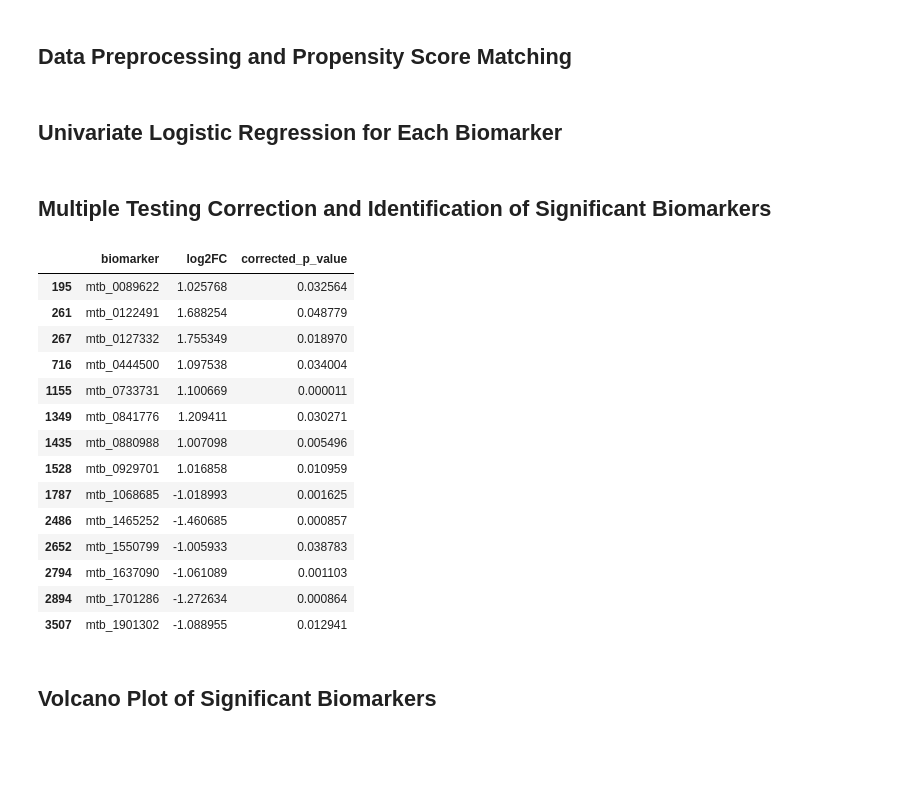
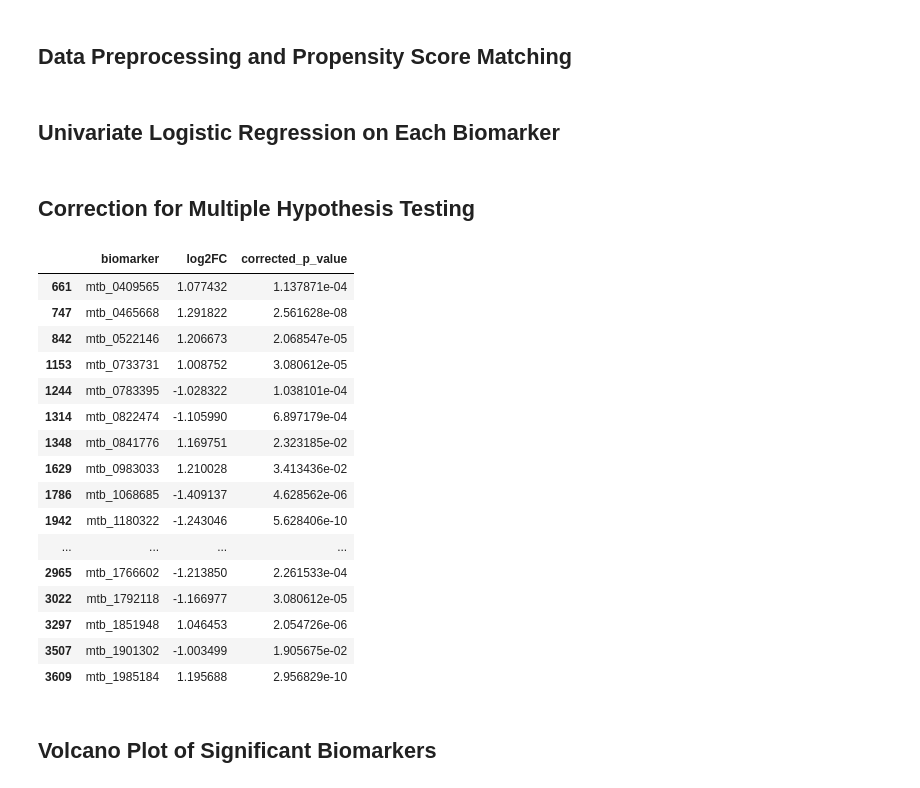
Before and after one commit to ShaunFChen/diabetes_biomarker_project, a Jupyter notebook: notebooks/diabetes_biomarker_analysis.ipynb, the cells around one changed output. Cells and saved outputs as stored; diff of their text form; code cells hidden in the pictures; blank space fills up the shorter version.

```diff
--- a/notebooks/diabetes_biomarker_analysis.ipynb
+++ b/notebooks/diabetes_biomarker_analysis.ipynb
@@ -215,3 +304,11 @@ plt.show()
+# %%
+# Data Preprocessing
+incident_df = transformed_df.loc[
+    (~transformed_df['incident_diabetes'].isna()) &
+    (~transformed_df['prevalent_diabetes'].isna()) &
+    (transformed_df['prevalent_diabetes'] == 0) &
+    (transformed_df['diabetes_followup_time'] > 0)
+].drop(columns = ['prevalent_diabetes']).copy()
 # %% [markdown]
 ### Multivariate Imputation
 # %%
@@ -327,12 +388,0 @@ Name: BMI, dtype: float64
-# %%
-# Prevalent Diabetes Distribution
-X_imputed_df['prevalent_diabetes'] = X_imputed_df['prevalent_diabetes'].astype(int)
-print(X_imputed_df['prevalent_diabetes'].value_counts())
-
-plt.figure(figsize=(8, 5))
-sns.countplot(x='prevalent_diabetes', data=X_imputed_df)
-# plt.title('Prevalent Diabetes Distribution')
-# plt.xlabel('Prevalent Diabetes')
-# plt.ylabel('Count')
-# plt.xticks([0, 1], ['Control', 'Case'])
-plt.show()
@@ -401,51 +391,56 @@ assert X_imputed_df.loc[(X_imputed_df['diabetes_followup_time'] <= 0) & (X_imput
 # %% [markdown]
 ## Data Preprocessing and Propensity Score Matching
 # %%
-# Data Preprocessing
-cleaned_df = rf_X_imputed_df.copy()
-cleaned_df['incident_diabetes'] = cleaned_df['incident_diabetes'].astype(float)
-cleaned_df = cleaned_df.dropna(subset=['incident_diabetes']).copy()
-cleaned_df = calculate_propensity_scores(cleaned_df, ['age', 'sex', 'BMI'], 'incident_diabetes')
+imputed_biomarker_cols = [col for col in X_imputed_df.columns if re.search(biomarker_pattern, col)]
+
+# cleaned_df = cleaned_df.dropna(subset=['incident_diabetes']).copy()
+matched_data = calculate_propensity_scores(X_imputed_df, ['age', 'sex', 'BMI'], 'incident_diabetes')
 
 # Feature Engineering
-matched_data = match_propensity_scores(cleaned_df, 'incident_diabetes')
+matched_data = match_propensity_scores(matched_data, 'incident_diabetes')
 # %% [markdown]
-## Univariate Logistic Regression for Each Biomarker
+## Univariate Logistic Regression on Each Biomarker
 # %%
-# Logistic Regression
-biomarker_cols = [col for col in matched_data.columns if col.startswith('mtb_')]
-log2_fold_changes, p_values = run_logistic_regression_on_biomarkers(matched_data, ['age', 'sex', 'BMI'], 'incident_diabetes', biomarker_cols)
+# Logistic Regression using multiprocessing (mp) - default with 8 cores (2x faster)
+log2_fold_changes, p_values = run_logistic_regression_mp(
+    df=matched_data,
+    covariates=['age', 'sex', 'BMI'],
+    outcome_col='incident_diabetes',
+    biomarker_cols=imputed_biomarker_cols
+    )
-# %% [markdown]
-## Multiple Testing Correction and Identification of Significant Biomarkers
+# %% [markdown]
+## Correction for Multiple Hypothesis Testing
 # %%
 # Adjust p-values for multiple testing using Benjamini-Hochberg correction
 corrected_p_values = adjust_p_values(p_values)
 
 # Identify significant biomarkers based on corrected p-values and fold changes
 pval_threshold = -np.log10(0.05)  # p-value < 0.05
 fc_threshold = 1  # Log2 fold change threshold
 significant_biomarkers = pd.DataFrame({
-    'biomarker': biomarker_cols,
+    'biomarker': imputed_biomarker_cols,
     'log2FC': log2_fold_changes,
     'corrected_p_value': corrected_p_values
 }).query(f'abs(log2FC) > {fc_threshold} and corrected_p_value < 0.05')
 
 display(significant_biomarkers)
 # %% [output]
 |  | biomarker | log2FC | corrected_p_value |
-| 195 | mtb_0089622 | 1.025768 | 0.032564 |
-| 261 | mtb_0122491 | 1.688254 | 0.048779 |
-| 267 | mtb_0127332 | 1.755349 | 0.018970 |
-| 716 | mtb_0444500 | 1.097538 | 0.034004 |
-| 1155 | mtb_0733731 | 1.100669 | 0.000011 |
-| 1349 | mtb_0841776 | 1.209411 | 0.030271 |
-| 1435 | mtb_0880988 | 1.007098 | 0.005496 |
-| 1528 | mtb_0929701 | 1.016858 | 0.010959 |
-| 1787 | mtb_1068685 | -1.018993 | 0.001625 |
-| 2486 | mtb_1465252 | -1.460685 | 0.000857 |
-| 2652 | mtb_1550799 | -1.005933 | 0.038783 |
-| 2794 | mtb_1637090 | -1.061089 | 0.001103 |
-| 2894 | mtb_1701286 | -1.272634 | 0.000864 |
-| 3507 | mtb_1901302 | -1.088955 | 0.012941 |
+| 661 | mtb_0409565 | 1.077432 | 1.137871e-04 |
+| 747 | mtb_0465668 | 1.291822 | 2.561628e-08 |
+| 842 | mtb_0522146 | 1.206673 | 2.068547e-05 |
+| 1153 | mtb_0733731 | 1.008752 | 3.080612e-05 |
+| 1244 | mtb_0783395 | -1.028322 | 1.038101e-04 |
+| 1314 | mtb_0822474 | -1.105990 | 6.897179e-04 |
+| 1348 | mtb_0841776 | 1.169751 | 2.323185e-02 |
+| 1629 | mtb_0983033 | 1.210028 | 3.413436e-02 |
+| 1786 | mtb_1068685 | -1.409137 | 4.628562e-06 |
+| 1942 | mtb_1180322 | -1.243046 | 5.628406e-10 |
+| ... | ... | ... | ... |
+| 2965 | mtb_1766602 | -1.213850 | 2.261533e-04 |
+| 3022 | mtb_1792118 | -1.166977 | 3.080612e-05 |
+| 3297 | mtb_1851948 | 1.046453 | 2.054726e-06 |
+| 3507 | mtb_1901302 | -1.003499 | 1.905675e-02 |
+| 3609 | mtb_1985184 | 1.195688 | 2.956829e-10 |
 # %% [markdown]
 ## Volcano Plot of Significant Biomarkers
```
Also changed, not shown: parts of 119 cells of this notebook, 13 other files.
